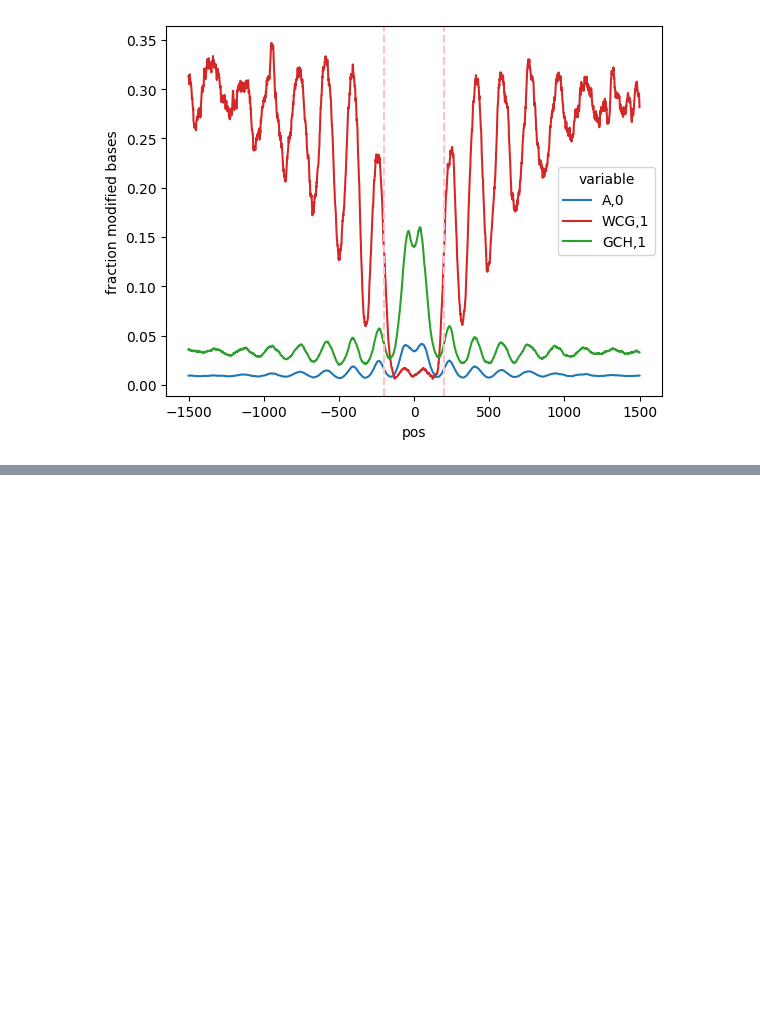
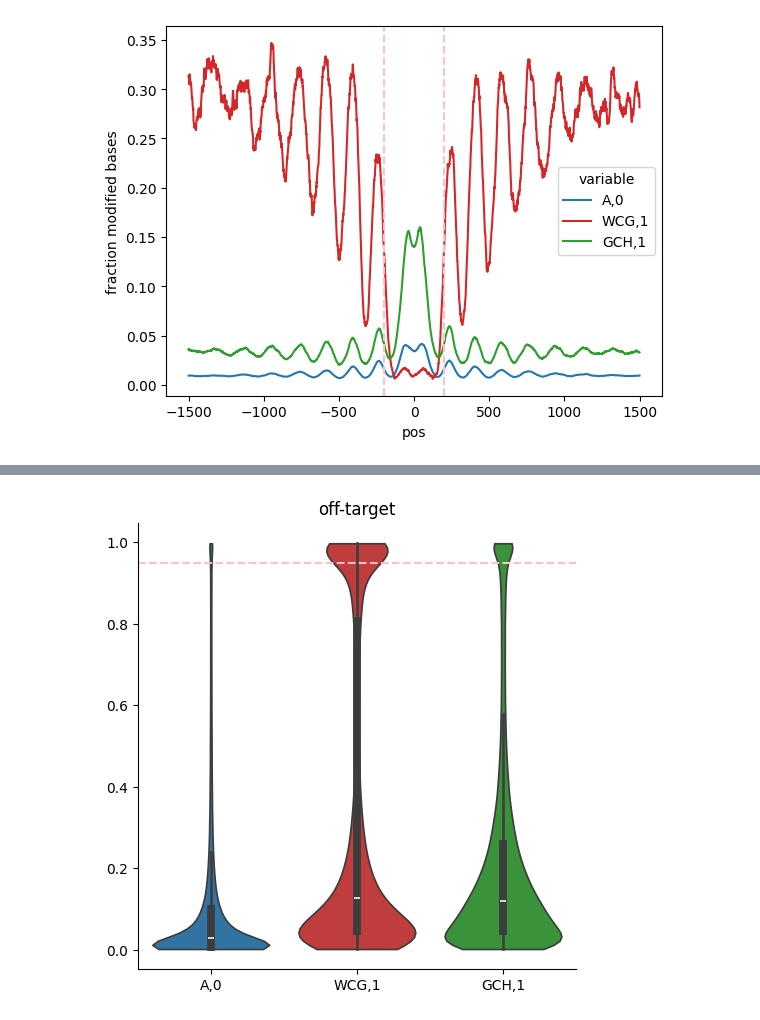
Before and after one commit to streetslab/multimodal-dimelo, a Jupyter notebook: CTCF_analysis.ipynb, the cells around one changed output, grey strips where cells are left out. Saved outputs shown, nothing was run; the diff lists cells and outputs as text; code cells hidden in the pictures; blank space fills up the shorter version.

```diff
--- a/CTCF_analysis.ipynb
+++ b/CTCF_analysis.ipynb
@@ -135,0 +143,24 @@ plt.close()
+# %%
+off_target_motif_mod_vector_dict = {}
+for motif in motifs:
+    read_tuples, entry_labels, _ = load_processed.read_vectors_from_hdf5(
+        file=config.processed_data_dir / f"extract.{ctcf_output_id}" / "reads.combined_basemods.h5",
+        motifs=[motif],
+        regions=ctcf_off_target_bed_file,
+        single_strand=False,
+        sort_by="shuffle",
+        calculate_mod_fractions=False,
+    )
+    mod_vector_index = entry_labels.index("mod_vector")
+    val_vector_index = entry_labels.index("val_vector")
+    mod_vector = np.concatenate([read_tuple[mod_vector_index][read_tuple[val_vector_index] == 1] for read_tuple in read_tuples])
+    # TODO: Does it matter if I sample without replacement here?
+    off_target_motif_mod_vector_dict[motif] = rng.choice(mod_vector, mod_event_sample_size, replace=False)
+# %%
+fig = sns.catplot(off_target_motif_mod_vector_dict, kind="violin", cut=0, palette=plotting.default_palette_map)
+plt.axhline(mod_prob_thresh, linestyle="--", color="pink")
+plt.title("off-target")
+plt.show()
+plt.close()
+# %% [output]
+[figure, added]
```
Also changed, not shown: parts of 4 cells of this notebook.
